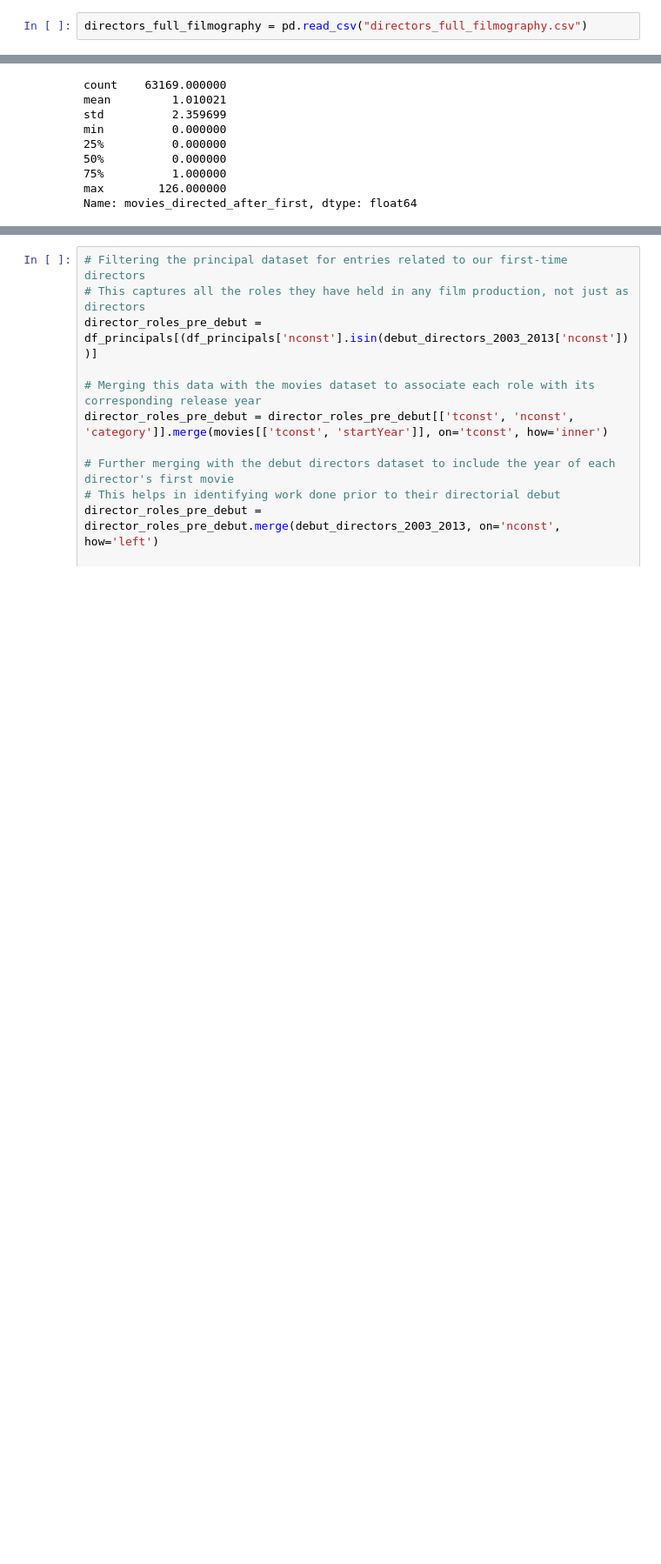
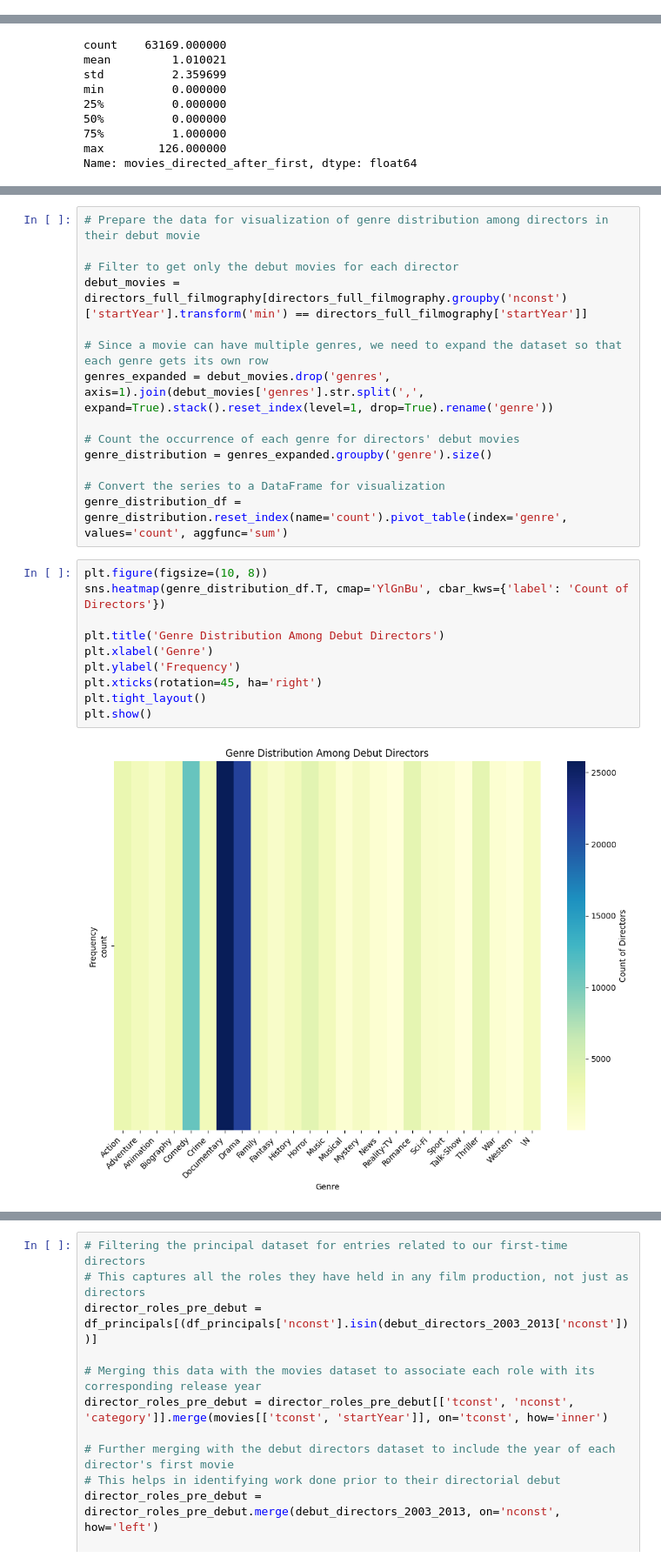
Before and after one commit to nhunguyen0901/SocialNetworks_CareerLongevity, a Jupyter notebook: Phase_1_Tracking_Movie_Directors_Career.ipynb, the cells around one changed output, grey strips where cells are left out. Shown at 87% size. Cells and saved outputs as stored; diff of their text form; blank space fills up the shorter version.

Commit message:
add visualization to first notebook

```diff
--- a/Phase_1_Tracking_Movie_Directors_Career.ipynb
+++ b/Phase_1_Tracking_Movie_Directors_Career.ipynb
@@ -531,8 +456,6 @@ directors_full_filmography = directors_full_filmography.merge(df_ratings, on='tc
 
 # Save the 'directors_full_filmography' dataset to a CSV file for future use
 directors_full_filmography.to_csv('directors_full_filmography.csv', index=False)
-# %%
-directors_full_filmography = pd.read_csv("directors_full_filmography.csv")
 # %%
 directors_full_filmography
 # %% [output]
@@ -620,0 +542,26 @@ Looks like the majority of directors did not direct another movie after their de
+# %%
+# Prepare the data for visualization of genre distribution among directors in their debut movie
+
+# Filter to get only the debut movies for each director
+debut_movies = directors_full_filmography[directors_full_filmography.groupby('nconst')['startYear'].transform('min') == directors_full_filmography['startYear']]
+
+# Since a movie can have multiple genres, we need to expand the dataset so that each genre gets its own row
+genres_expanded = debut_movies.drop('genres', axis=1).join(debut_movies['genres'].str.split(',', expand=True).stack().reset_index(level=1, drop=True).rename('genre'))
+
+# Count the occurrence of each genre for directors' debut movies
+genre_distribution = genres_expanded.groupby('genre').size()
+
+# Convert the series to a DataFrame for visualization
+genre_distribution_df = genre_distribution.reset_index(name='count').pivot_table(index='genre', values='count', aggfunc='sum')
+# %%
+plt.figure(figsize=(10, 8))
+sns.heatmap(genre_distribution_df.T, cmap='YlGnBu', cbar_kws={'label': 'Count of Directors'})
+
+plt.title('Genre Distribution Among Debut Directors')
+plt.xlabel('Genre')
+plt.ylabel('Frequency')
+plt.xticks(rotation=45, ha='right')
+plt.tight_layout()
+plt.show()
+# %% [output]
+[figure, added]
```
Also changed, not shown: parts of 44 cells of this notebook, 1 other file.
